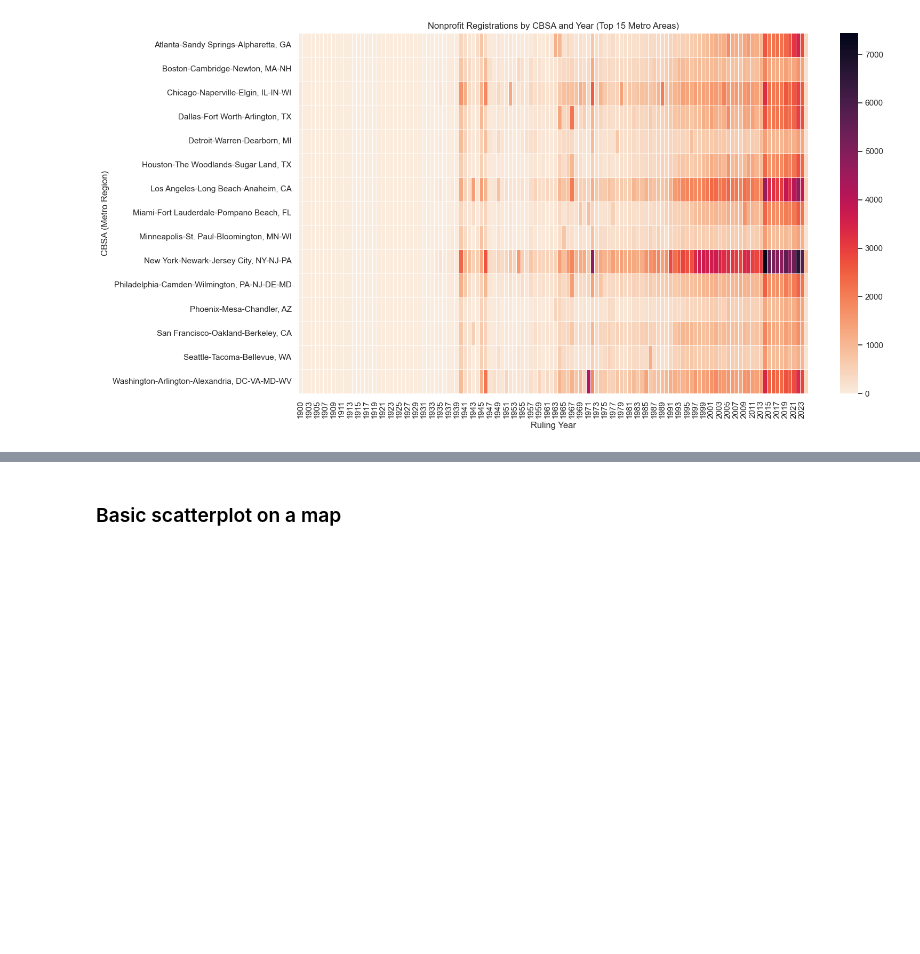
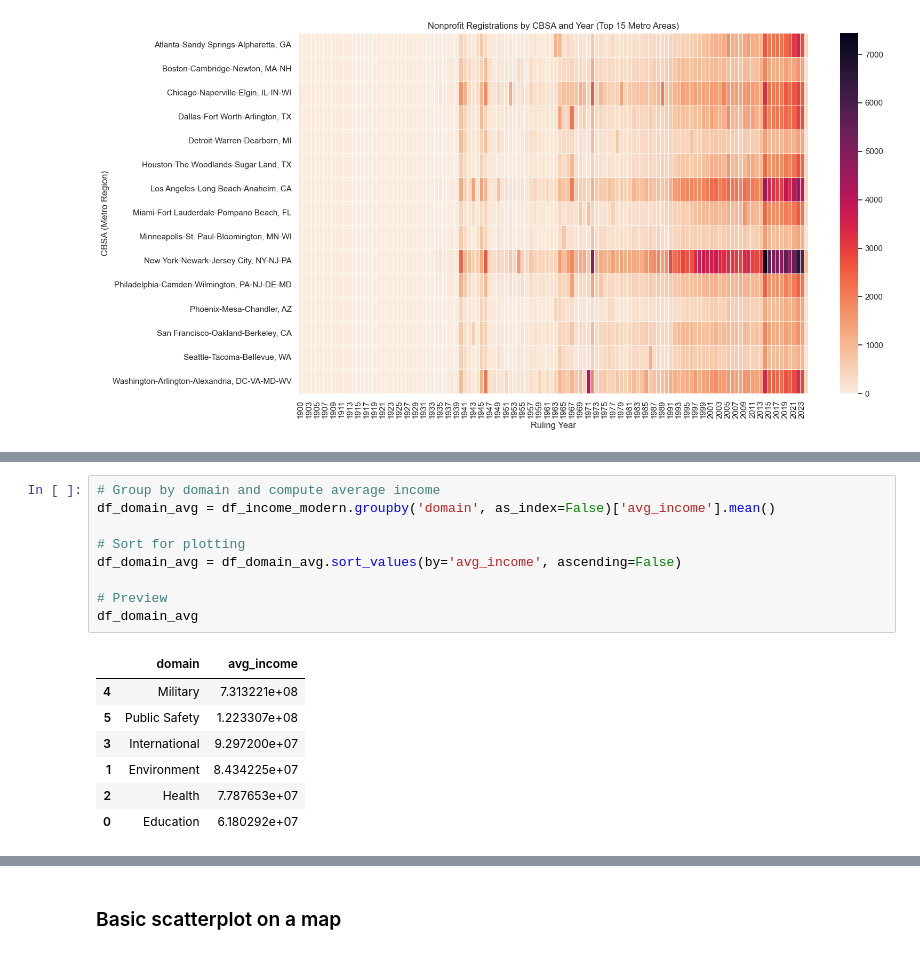
Before and after one commit to appu313/Business-Master-File-Analytics, a Jupyter notebook: bmf_visualization.ipynb, the cells around one changed output, grey strips where cells are left out. Saved outputs shown, nothing was run; the diff lists cells and outputs as text; blank space fills up the shorter version.

```diff
--- a/bmf_visualization.ipynb
+++ b/bmf_visualization.ipynb
@@ -851,0 +965,17 @@ plt.show()
+# %%
+# Group by domain and compute average income
+df_domain_avg = df_income_modern.groupby('domain', as_index=False)['avg_income'].mean()
+
+# Sort for plotting
+df_domain_avg = df_domain_avg.sort_values(by='avg_income', ascending=False)
+
+# Preview
+df_domain_avg
+# %% [output]
+|  | domain | avg_income |
+| 4 | Military | 7.313221e+08 |
+| 5 | Public Safety | 1.223307e+08 |
+| 3 | International | 9.297200e+07 |
+| 1 | Environment | 8.434225e+07 |
+| 2 | Health | 7.787653e+07 |
+| 0 | Education | 6.180292e+07 |
```
Also changed, not shown: parts of 10 cells of this notebook.
